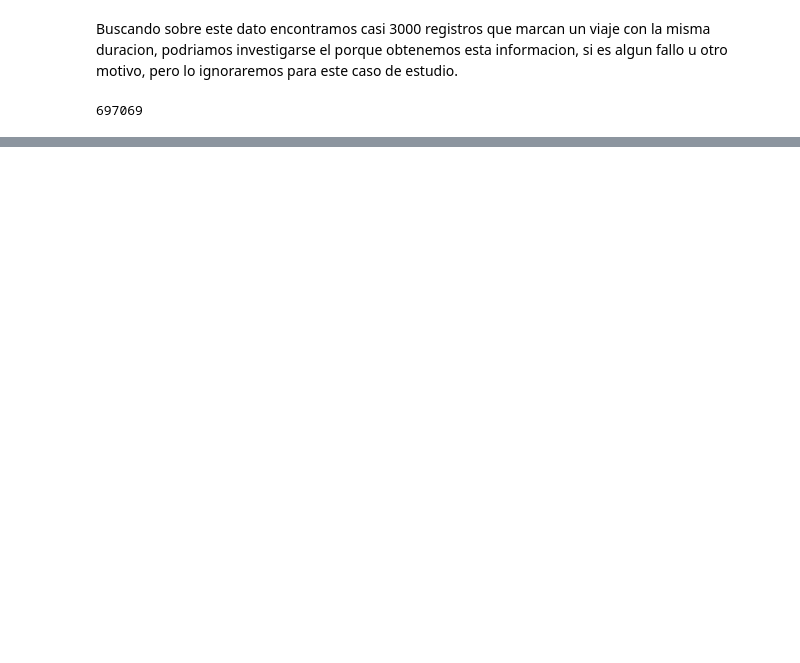
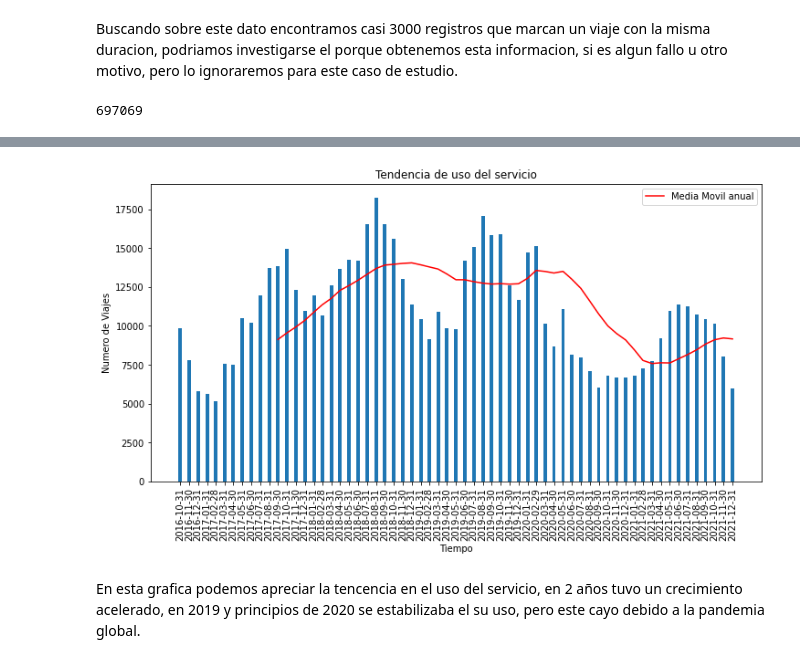
Before and after one commit to alexrods/Bicycles-LA-Analysis, a Jupyter notebook: ds_test.ipynb, the cells around one changed output, grey strips where cells are left out. Cells and saved outputs as stored; diff of their text form; code cells hidden in the pictures; blank space fills up the shorter version.

```diff
--- a/ds_test.ipynb
+++ b/ds_test.ipynb
@@ -93,0 +145,16 @@ print(len(df))
+# %%
+month_analysis.loc['2021-9-30'] = int(month_analysis[month_analysis.index.month==9]['trip_id'].mean())
+# %%
+plt.figure(figsize=(12, 6))
+plt.bar(month_analysis.index, month_analysis['trip_id'], width=12)
+plt.plot(month_analysis.rolling(12).mean(), label='Media Movil anual', color='r')
+plt.title('Tendencia de uso del servicio')
+plt.xlabel('Tiempo')
+plt.xticks(month_analysis.index, rotation=90)
+plt.ylabel('Numero de Viajes')
+plt.legend()
+plt.show()
+# %% [output]
+[figure, added]
+# %% [markdown]
+En esta grafica podemos apreciar la tencencia en el uso del servicio, en 2 años tuvo un crecimiento acelerado, en 2019 y principios de 2020 se estabilizaba el su uso, pero este cayo debido a la pandemia global.
```
Also changed, not shown: parts of 80 cells of this notebook.
